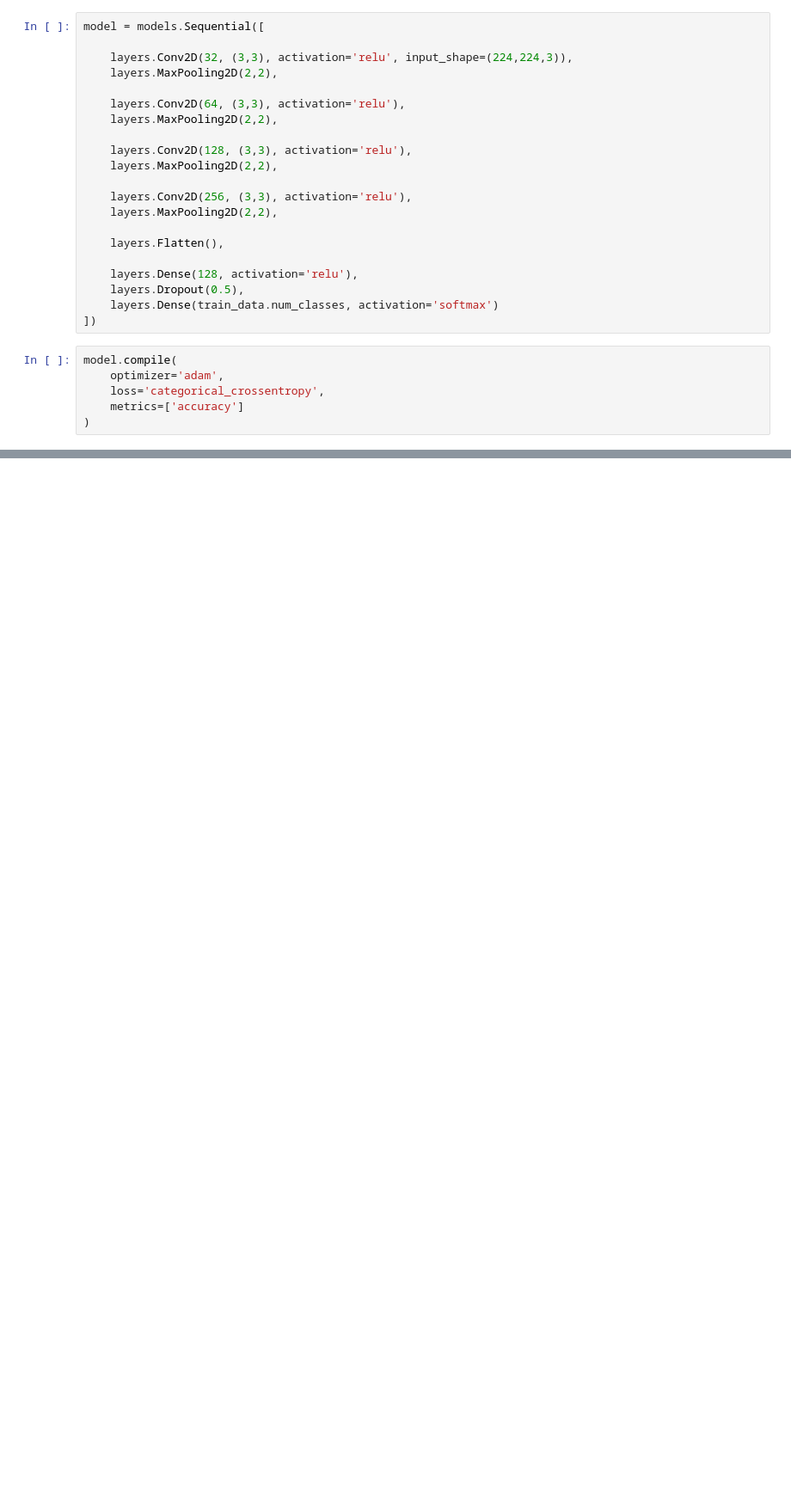
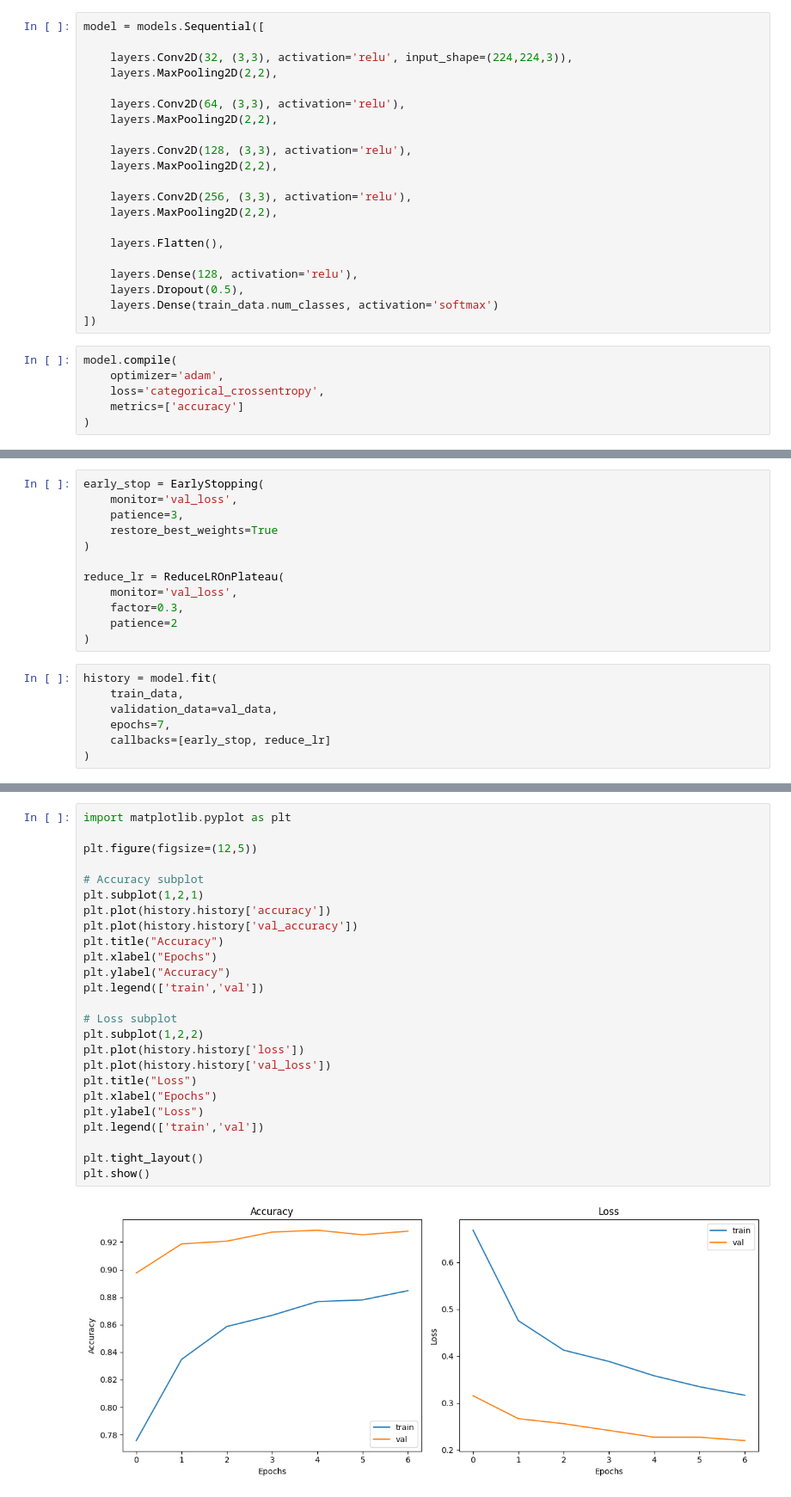
Before and after one commit to janavi-185/DL-project, a Jupyter notebook: Model.ipynb, the cells around one changed output, grey strips where cells are left out. Shown at 86% size. Drawn from its saved outputs; the diff is of its cells as text; blank space fills up the shorter version.

Commit message:
model evaluation

```diff
--- a/Model.ipynb
+++ b/Model.ipynb
@@ -260,0 +300,19 @@ plt.show()
+# %%
+early_stop = EarlyStopping(
+    monitor='val_loss',
+    patience=3,
+    restore_best_weights=True
+)
+
+reduce_lr = ReduceLROnPlateau(
+    monitor='val_loss',
+    factor=0.3,
+    patience=2
+)
+# %%
+history = model.fit(
+    train_data,
+    validation_data=val_data,
+    epochs=7,
+    callbacks=[early_stop, reduce_lr]
+)
@@ -260,0 +334,27 @@ plt.show()
+# %%
+import matplotlib.pyplot as plt
+
+plt.figure(figsize=(12,5))
+
+# Accuracy subplot
+plt.subplot(1,2,1)
+plt.plot(history.history['accuracy'])
+plt.plot(history.history['val_accuracy'])
+plt.title("Accuracy")
+plt.xlabel("Epochs")
+plt.ylabel("Accuracy")
+plt.legend(['train','val'])
+
+# Loss subplot
+plt.subplot(1,2,2)
+plt.plot(history.history['loss'])
+plt.plot(history.history['val_loss'])
+plt.title("Loss")
+plt.xlabel("Epochs")
+plt.ylabel("Loss")
+plt.legend(['train','val'])
+
+plt.tight_layout()
+plt.show()
+# %% [output]
+[figure, added]
```
Also changed, not shown: parts of 13 cells of this notebook, 3 other files.
